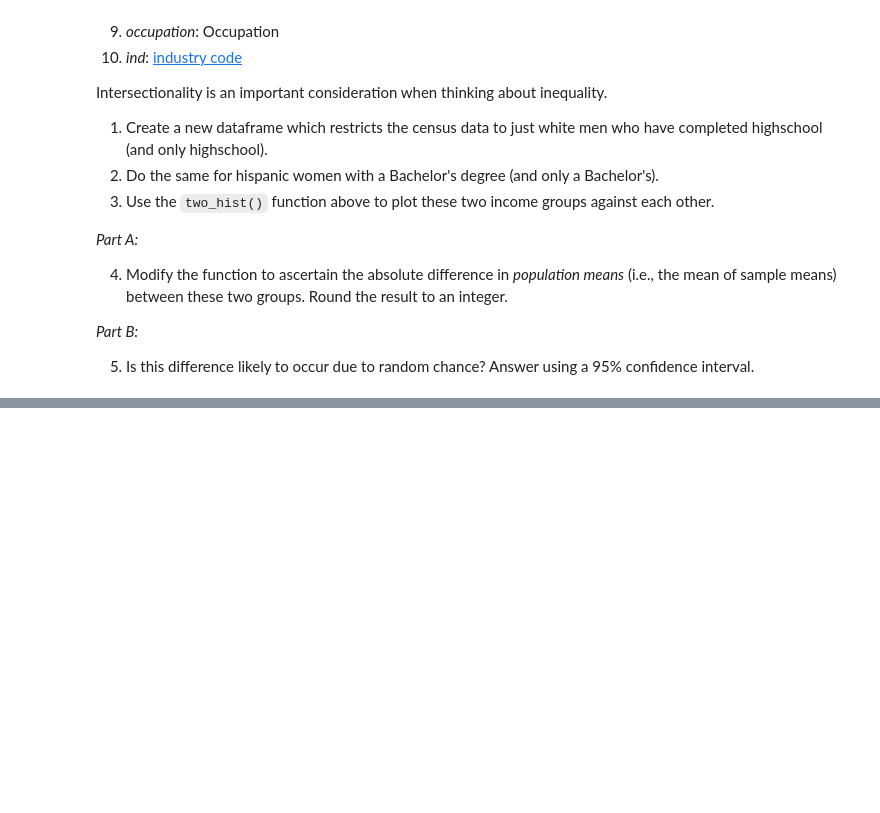
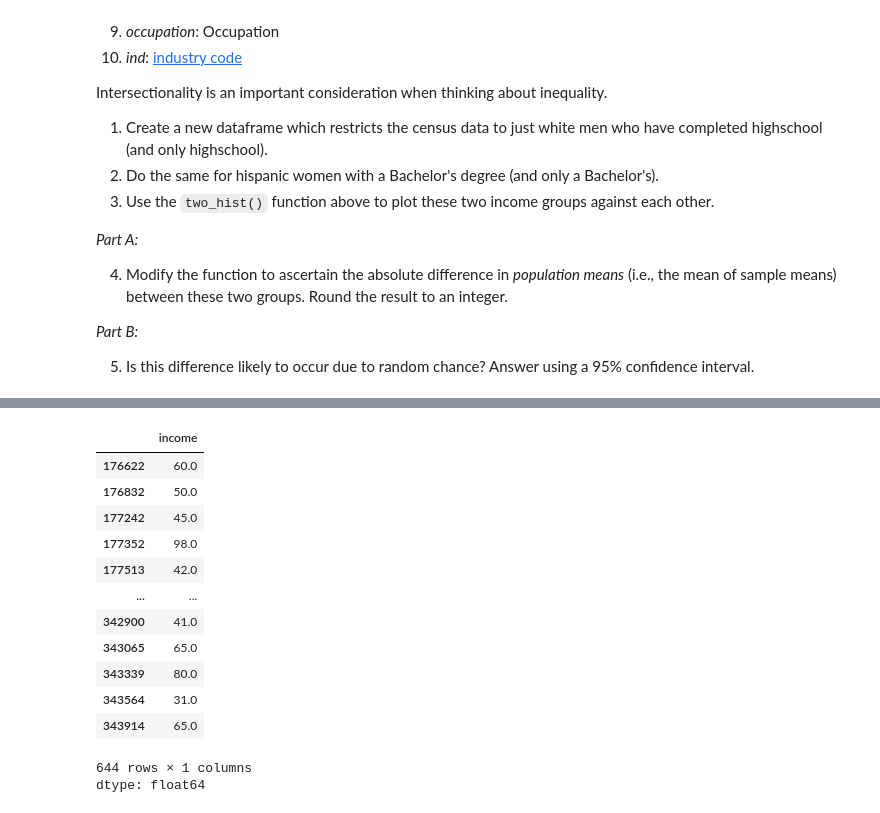
Before and after one commit to Sree-git4/QM2, a Jupyter notebook: notebooks/W05. Distributions and Basic Statistics.ipynb, the cells around one changed output, grey strips where cells are left out. Saved outputs shown, nothing was run; the diff lists cells and outputs as text; code cells hidden in the pictures; blank space fills up the shorter version.

```diff
--- a/notebooks/W05. Distributions and Basic Statistics.ipynb
+++ b/notebooks/W05. Distributions and Basic Statistics.ipynb
@@ -538,0 +560,18 @@ Intersectionality is an important consideration when thinking about inequality.
+# %%
+women_df = df[(df['sex']==2)&(df['race'] ==2&3)&(df['sch']==16)]['income']
+women_df
+# %% [output]
+|  | income |
+| 176622 | 60.0 |
+| 176832 | 50.0 |
+| 177242 | 45.0 |
+| 177352 | 98.0 |
+| 177513 | 42.0 |
+| ... | ... |
+| 342900 | 41.0 |
+| 343065 | 65.0 |
+| 343339 | 80.0 |
+| 343564 | 31.0 |
+| 343914 | 65.0 |
+644 rows × 1 columns
+dtype: float64
```
Also changed, not shown: parts of 19 cells of this notebook.
